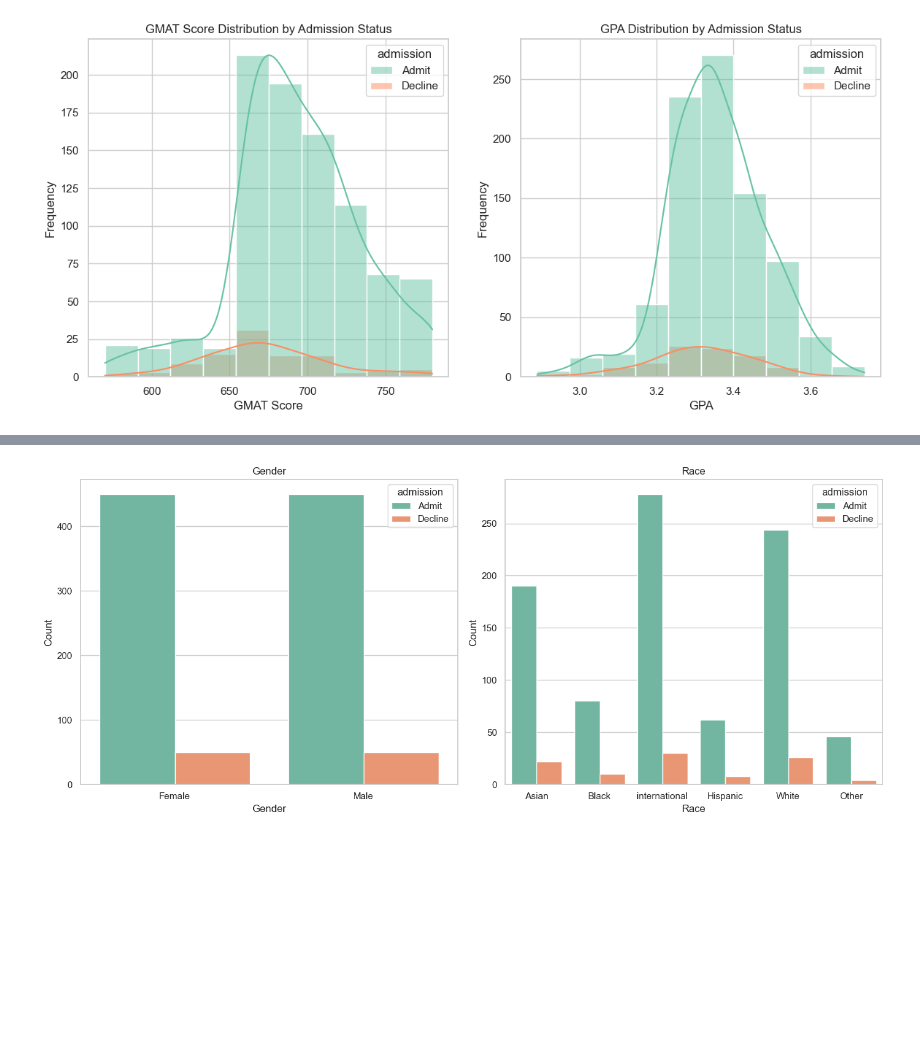
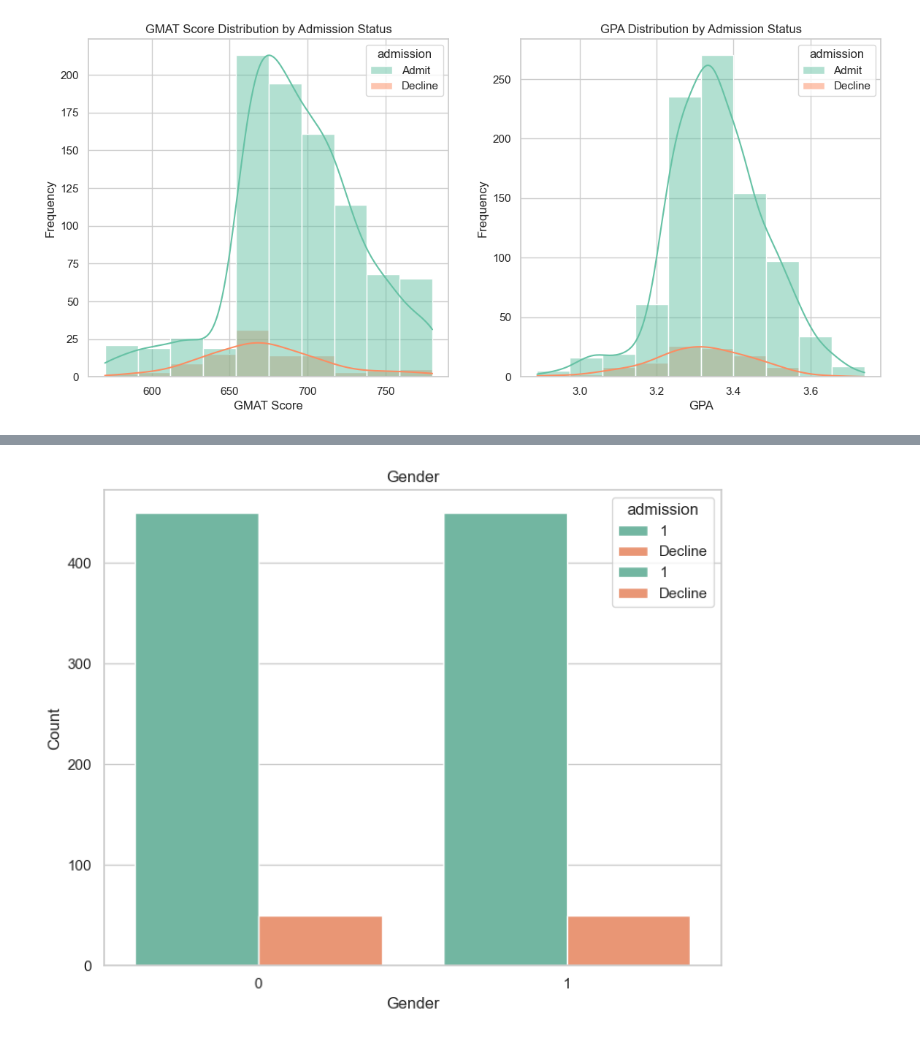
Before and after one commit to encore-ai-240909/eda_workspace, a Jupyter notebook: int/mba_admission_predict/minha/01_mba_minha.ipynb, the cells around one changed output, grey strips where cells are left out. Saved outputs shown, nothing was run; the diff lists cells and outputs as text; code cells hidden in the pictures; blank space fills up the shorter version.

```diff
--- a/int/mba_admission_predict/minha/01_mba_minha.ipynb
+++ b/int/mba_admission_predict/minha/01_mba_minha.ipynb
@@ -269,23 +285,29 @@ plt.show()
 # %%
 sns.set(style="whitegrid")
 
 # 그래프 크기 설정
 plt.figure(figsize=(14, 6))
 
 plt.subplot(1, 2, 1)
+sns.countplot(x='gender_label', hue='admission', data=df, palette='Set2')
+plt.title('Gender_label')
+plt.xlabel('Gender')
+plt.ylabel('Count')
+
+plt.subplot(1, 2, 1)
 sns.countplot(x='gender', hue='admission', data=df, palette='Set2')
 plt.title('Gender')
 plt.xlabel('Gender')
 plt.ylabel('Count')
 
-plt.subplot(1, 2, 2)
-sns.countplot(x='race', hue='admission', data=df, palette='Set2')
-plt.title('Race')
-plt.xlabel('Race')
-plt.ylabel('Count')
+# plt.subplot(1, 2, 2)
+# sns.countplot(x='race', hue='admission', data=df, palette='Set2')
+# plt.title('Race')
+# plt.xlabel('Race')
+# plt.ylabel('Count')
 
 # 그래프 출력
 plt.tight_layout()
 plt.show()
 # %% [output]
-[figure, old version]
+[figure, new version]
```
Also changed, not shown: parts of 3 cells of this notebook, 1 other file.
